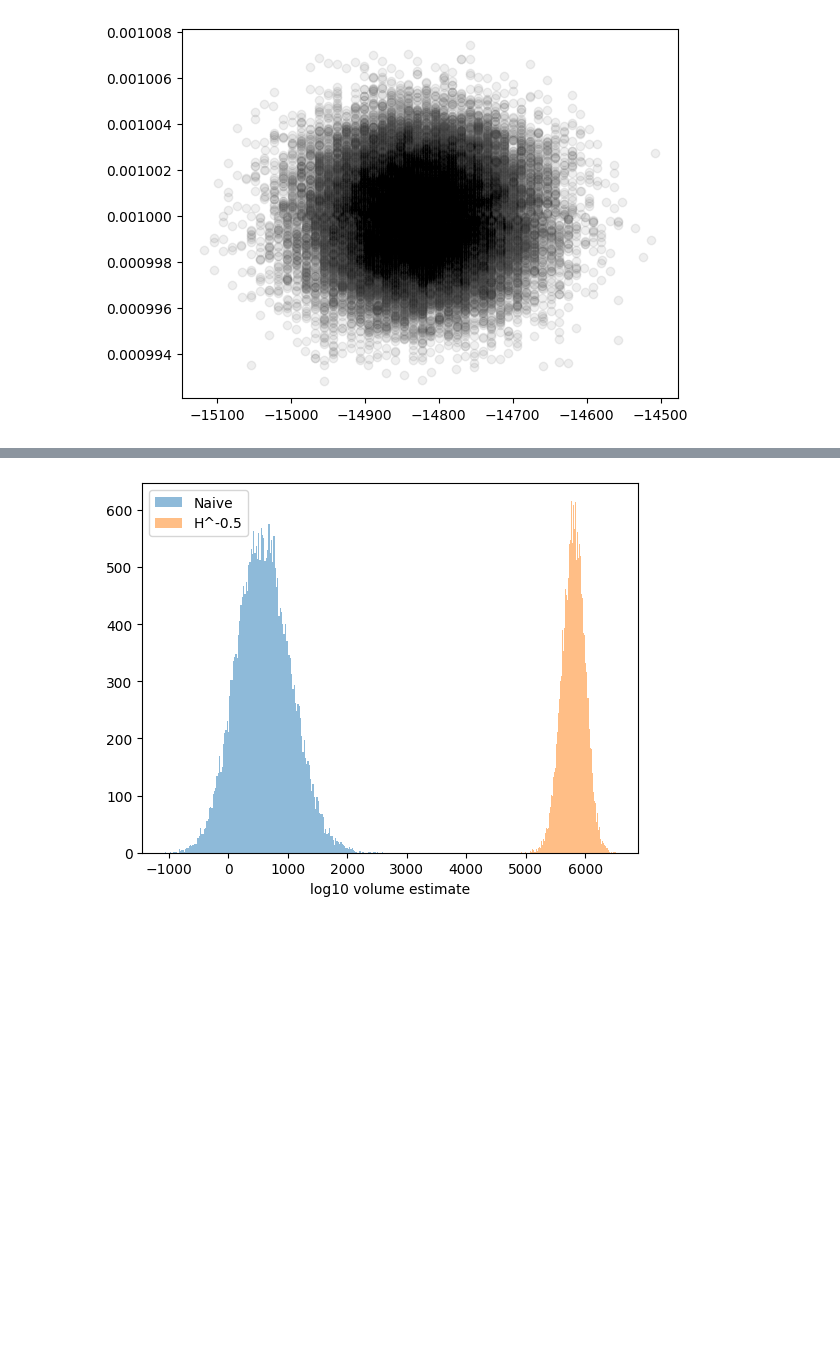
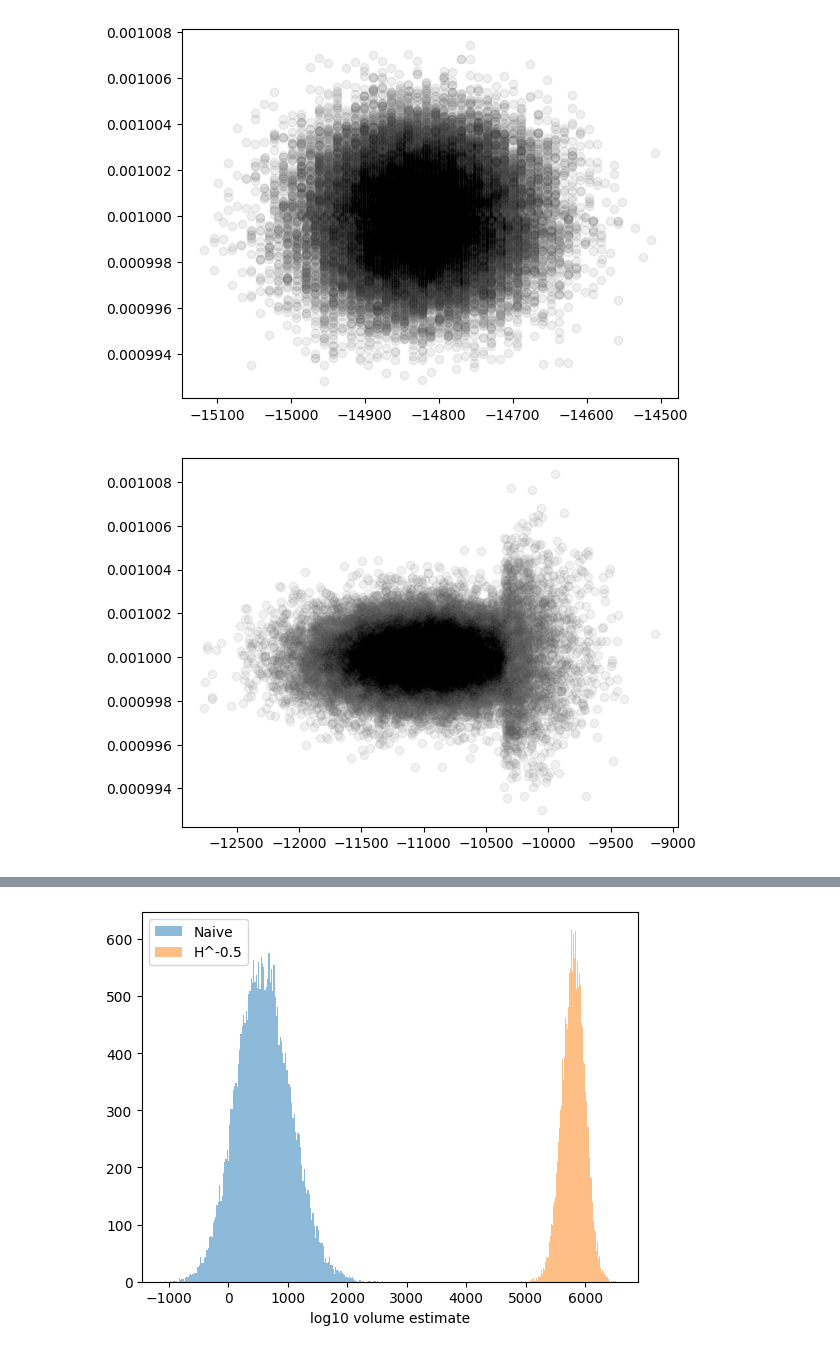
Before and after one commit to EleutherAI/basin-volume, a Jupyter notebook: basin_precondition.ipynb, the cells around one changed output, grey strips where cells are left out. Drawn from its saved outputs; the diff is of its cells as text; code cells hidden in the pictures; blank space fills up the shorter version.

```diff
--- a/basin_precondition.ipynb
+++ b/basin_precondition.ipynb
@@ -253,6 +253,14 @@ def log_small_hyperspherical_cap_h(dim, h, angle=False):
 # %%
 def unit(v):
     return v / jnp.linalg.norm(v)
+# %%
+def orthogonal_complement(r):
+    r = unit(r)
+    eye = jnp.eye(r.shape[0])
+    u = eye[0] - r
+    u = unit(u)
+    hou = eye - 2 * jnp.outer(u, u)
+    return hou[:, 1:]
 # %%
 def logrectdet(M):
     return jnp.sum(jnp.log(jnp.linalg.svdvals(M)))
@@ -534,7 +548,7 @@ def check_preconditioner(preconditioner, rhat):
     logdet = logrectdet(preconditioner)
     assert jnp.abs(logdet) < 0.1, f"logrectdet(preconditioner) = {logdet}"
     maxradial = jnp.max(jnp.abs(rhat @ preconditioner))
-    assert maxradial < 1e-4, f"max(abs(rhat @ preconditioner)) = {maxradial}"
+    assert maxradial < 1e-3, f"max(abs(rhat @ preconditioner)) = {maxradial}"
 # %%
 def get_estimates_sphere(n, preconditioner=None, fn=None, params=final_params, show_progress=True):
     if fn is None:
@@ -593,15 +607,13 @@ def get_estimates_sphere_vectorized(n, preconditioner=None, fn=None, params=fina
 # %% [markdown]
 ## Hessian sphere projection
 # %%
-def sphere_hessian_preconditioner(params, H, eps=1e-3, exponent=0.5):
-    r = unit(params.raveled)
+def sphere_hessian_preconditioner(params, H, eps=1e-3, exponent=0.5, tangent=False):
+    M = orthogonal_complement(params.raveled)
 
-    u = eye[0] - r
-    u = unit(u)
-    hou = eye - 2 * jnp.outer(u, u)
-    M = hou[:, 1:]
-
-    Htan = M.T @ H @ M
+    if tangent:
+        Htan = H
+    else:
+        Htan = M.T @ H @ M
     evalsHtan, evecsHtan = jnp.linalg.eigh(Htan)
 
     p = 1 / (jnp.abs(evalsHtan)**exponent + eps)
@@ -743,3 +879,10 @@ plt.show()
+# %%
+estimates, props, mults, deltas = results_p_opt
+plt.scatter(estimates, deltas, alpha=0.1, color='grey')
+plt.scatter(estimates, deltas, alpha=0.005, color='k')
+plt.show()
+# %% [output]
+[figure, added]
 # %%
 nbins = int(jnp.sqrt(results_v[0].shape[0]))
 plt.hist(results_v[0] / jnp.log(10), bins=nbins, alpha=0.5, label="Naive")
```
Also changed, not shown: parts of 37 cells of this notebook.
